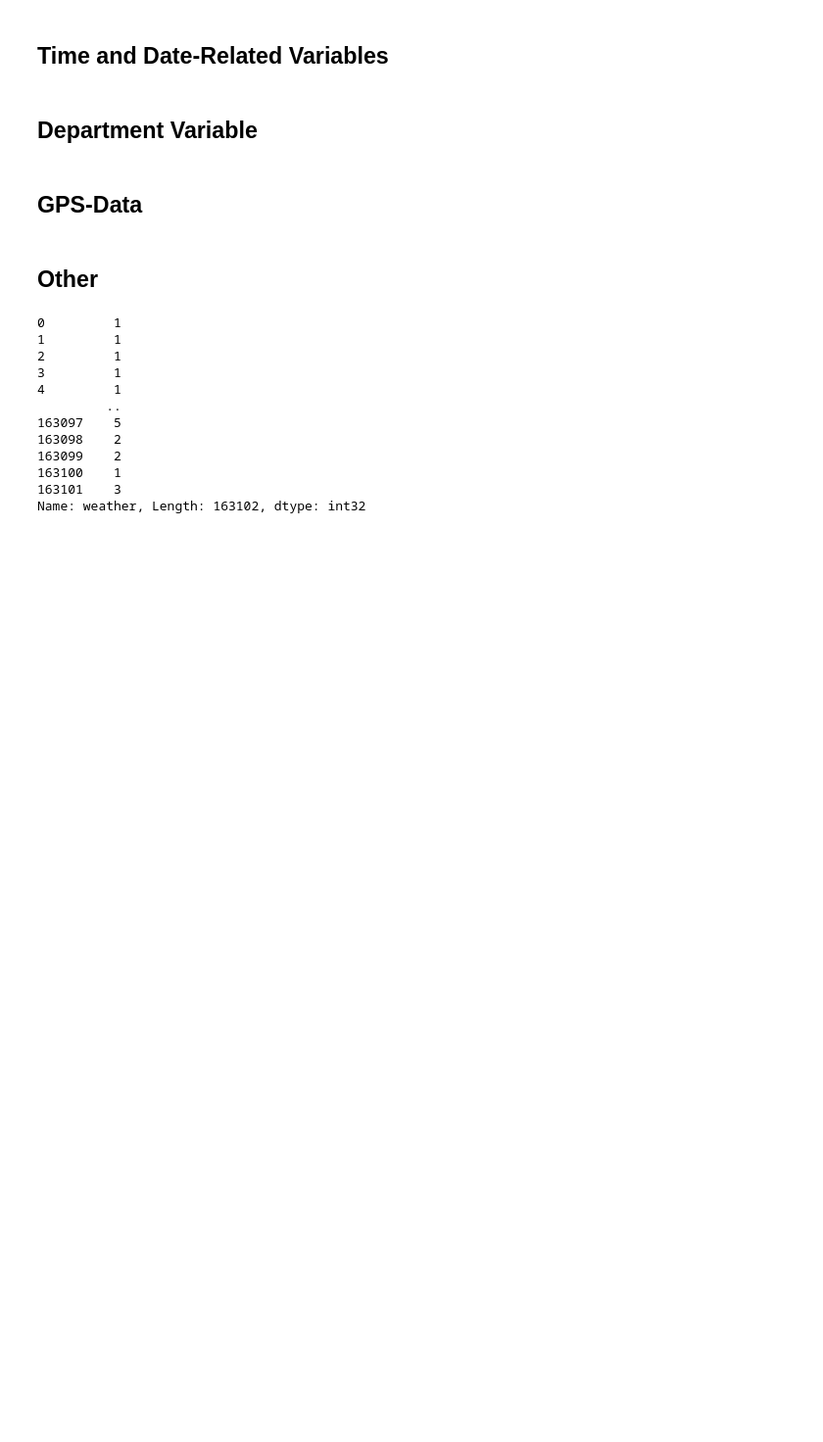
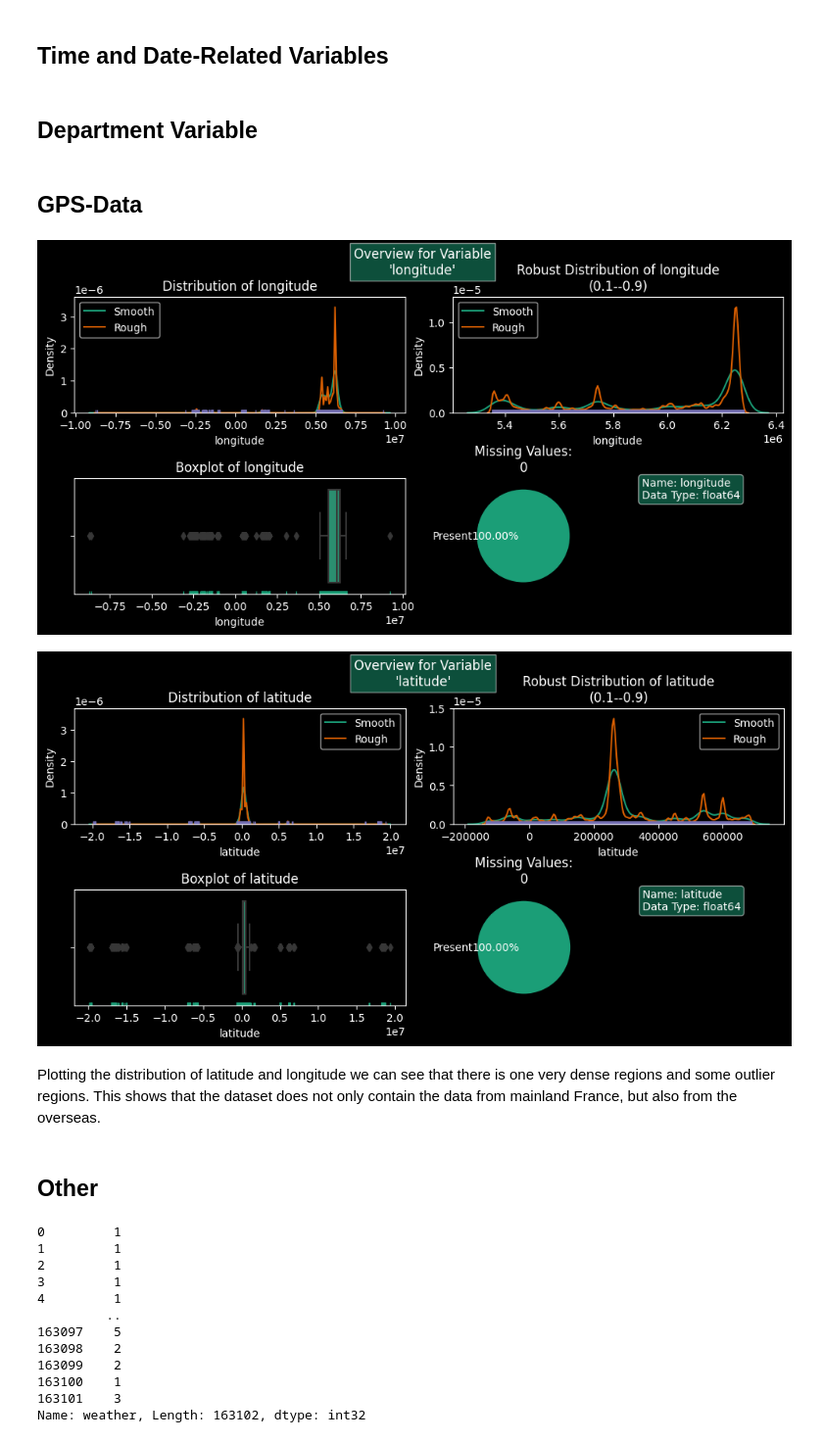
Before and after one commit to Langhammer/road-accidents-fr, a Jupyter notebook: notebooks/nb_1_view.ipynb, the cells around one changed output. Shown at 98% size. Saved outputs shown, nothing was run; the diff lists cells and outputs as text; code cells hidden in the pictures; blank space fills up the shorter version.

```diff
--- a/notebooks/nb_1_view.ipynb
+++ b/notebooks/nb_1_view.ipynb
@@ -57,7 +66,7 @@ accidents.rename(
         "jour": "day",
         "hrmn": "hhmm",
         "lum": "daylight",
-        "agg": "built-up_area",
+        "agg": "built_up_area",
         "int": "intersection_category",
         "atm": "weather",
         "col": "collision_category",
@@ -172,6 +181,20 @@ accidents["longitude"] = (
 
 # Convert to Web Mercator Projection
 accidents = data.df_geotransform(df=accidents)
+# %%
+visualization.plot_continuous_variable_overview(
+    accidents, "longitude", filter_percentile=0.1
+)
+visualization.plot_continuous_variable_overview(
+    accidents, "latitude", filter_percentile=0.1
+)
+# %% [output]
+[figure, added]
+[figure, added]
+# %% [markdown]
+Plotting the distribution of latitude and longitude we can see that there is one very dense
+regions and some outlier regions. This shows that the dataset does not only contain the data from
+mainland France, but also from the overseas.
 # %% [markdown]
 ## Other
 # %%
```
Also changed, not shown: parts of 8 cells of this notebook.
